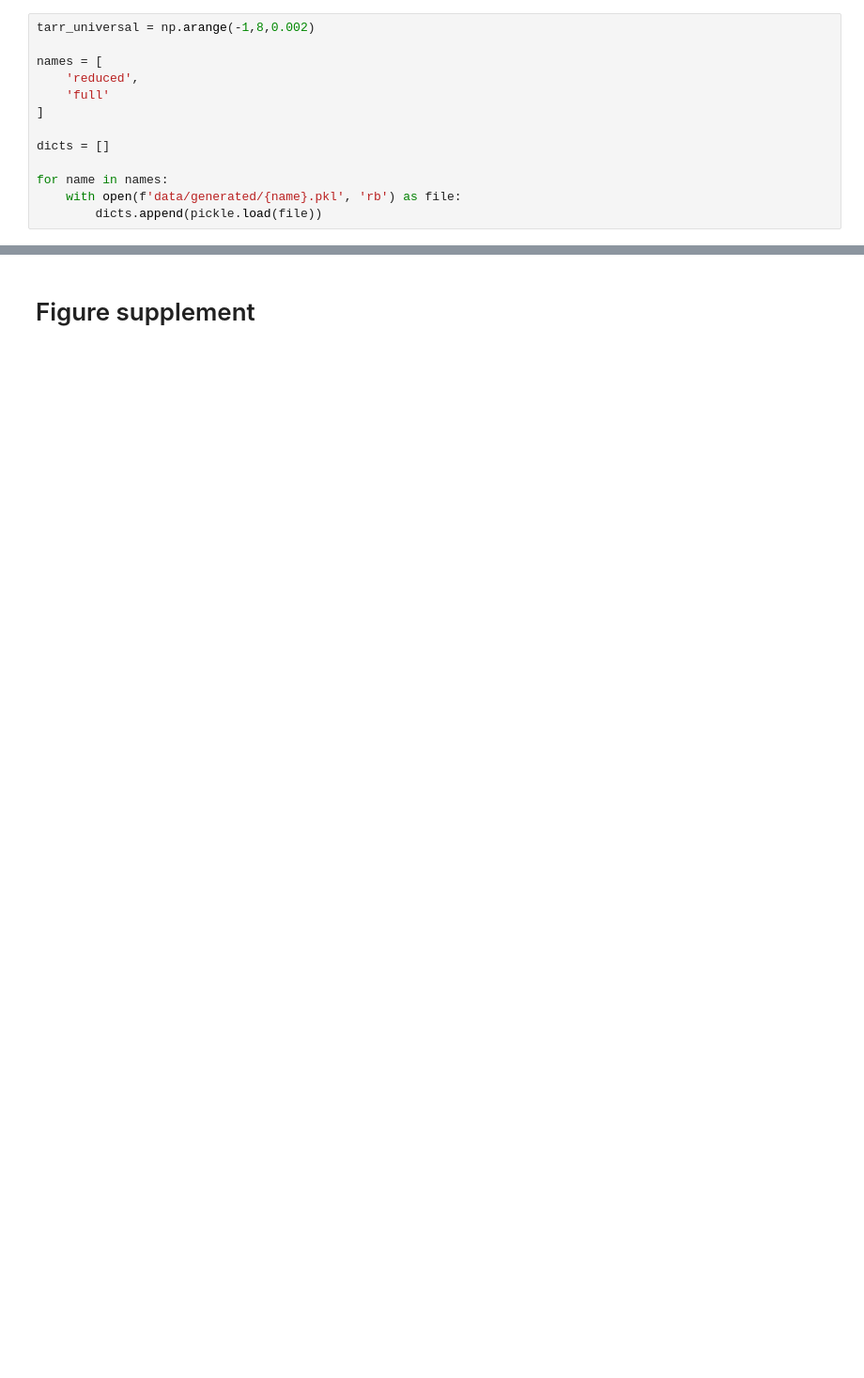
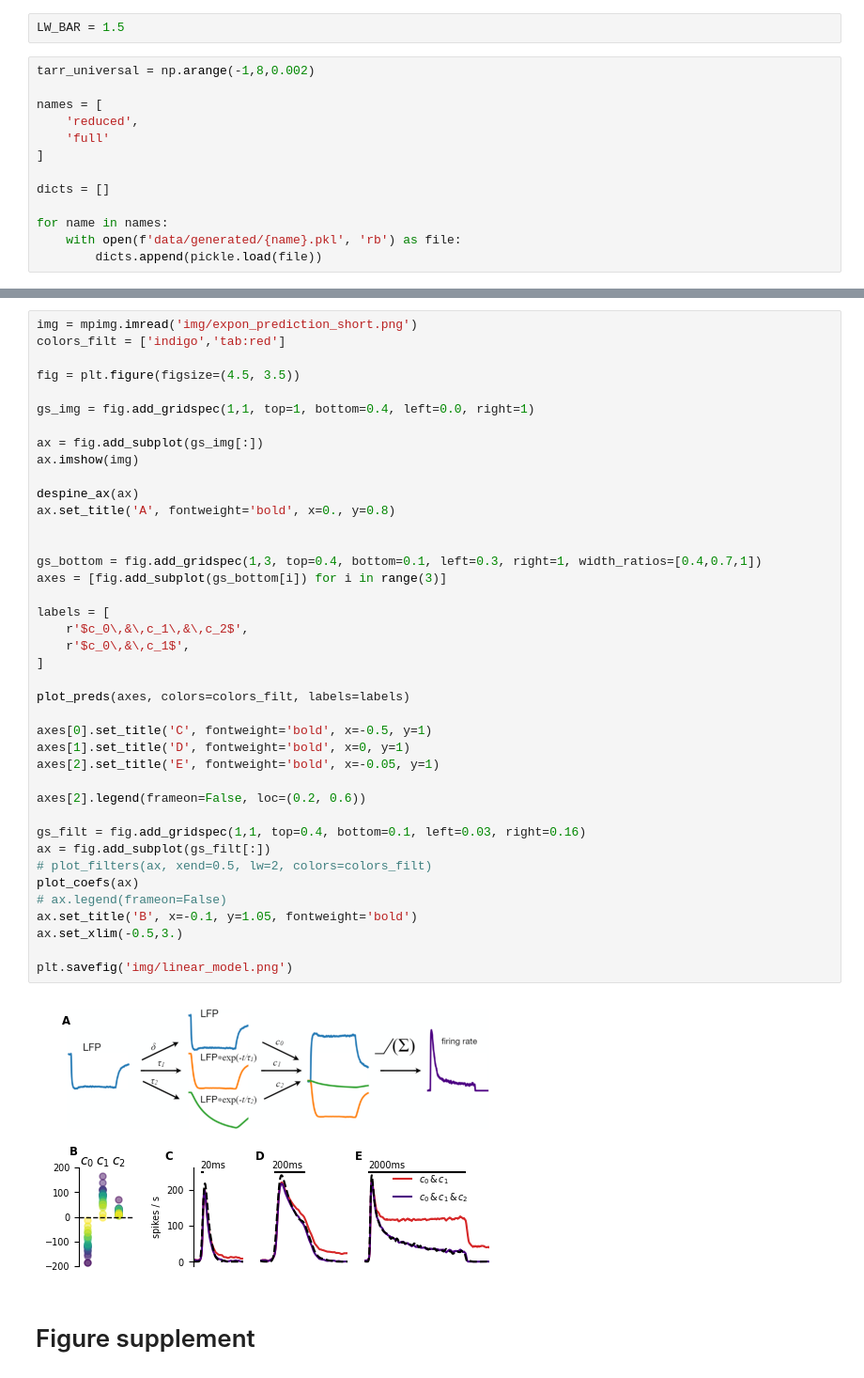
Before and after one commit to Tom83B/moth-duration-encoding, a Jupyter notebook: filters.ipynb, the cells around one changed output, grey strips where cells are left out. Shown: that part at 94% size. Cells and saved outputs as stored; diff of their text form; blank space fills up the shorter version.

Commit message:
filters update

```diff
--- a/filters.ipynb
+++ b/filters.ipynb
@@ -22,3 +25,5 @@ plt.style.use('pcb')
+# %%
+LW_BAR = 1.5
 # %%
 tarr_universal = np.arange(-1,8,0.002)
 
@@ -150,3 +170,45 @@ plot_preds(axes)
+# %%
+img = mpimg.imread('img/expon_prediction_short.png')
+colors_filt = ['indigo','tab:red']
+
+fig = plt.figure(figsize=(4.5, 3.5))
+
+gs_img = fig.add_gridspec(1,1, top=1, bottom=0.4, left=0.0, right=1)
+
+ax = fig.add_subplot(gs_img[:])
+ax.imshow(img)
+
+despine_ax(ax)
+ax.set_title('A', fontweight='bold', x=0., y=0.8)
+
+
+gs_bottom = fig.add_gridspec(1,3, top=0.4, bottom=0.1, left=0.3, right=1, width_ratios=[0.4,0.7,1])
+axes = [fig.add_subplot(gs_bottom[i]) for i in range(3)]
+
+labels = [
+    r'$c_0\,&\,c_1\,&\,c_2$',
+    r'$c_0\,&\,c_1$',
+]
+
+plot_preds(axes, colors=colors_filt, labels=labels)
+
+axes[0].set_title('C', fontweight='bold', x=-0.5, y=1)
+axes[1].set_title('D', fontweight='bold', x=0, y=1)
+axes[2].set_title('E', fontweight='bold', x=-0.05, y=1)
+
+axes[2].legend(frameon=False, loc=(0.2, 0.6))
+
+gs_filt = fig.add_gridspec(1,1, top=0.4, bottom=0.1, left=0.03, right=0.16)
+ax = fig.add_subplot(gs_filt[:])
+# plot_filters(ax, xend=0.5, lw=2, colors=colors_filt)
+plot_coefs(ax)
+# ax.legend(frameon=False)
+ax.set_title('B', x=-0.1, y=1.05, fontweight='bold')
+ax.set_xlim(-0.5,3.)
+
+plt.savefig('img/linear_model.png')
+# %% [output]
+[figure, added]
 # %% [markdown]
 # Figure supplement
 # %%
```
Also changed, not shown: parts of 9 cells of this notebook.
